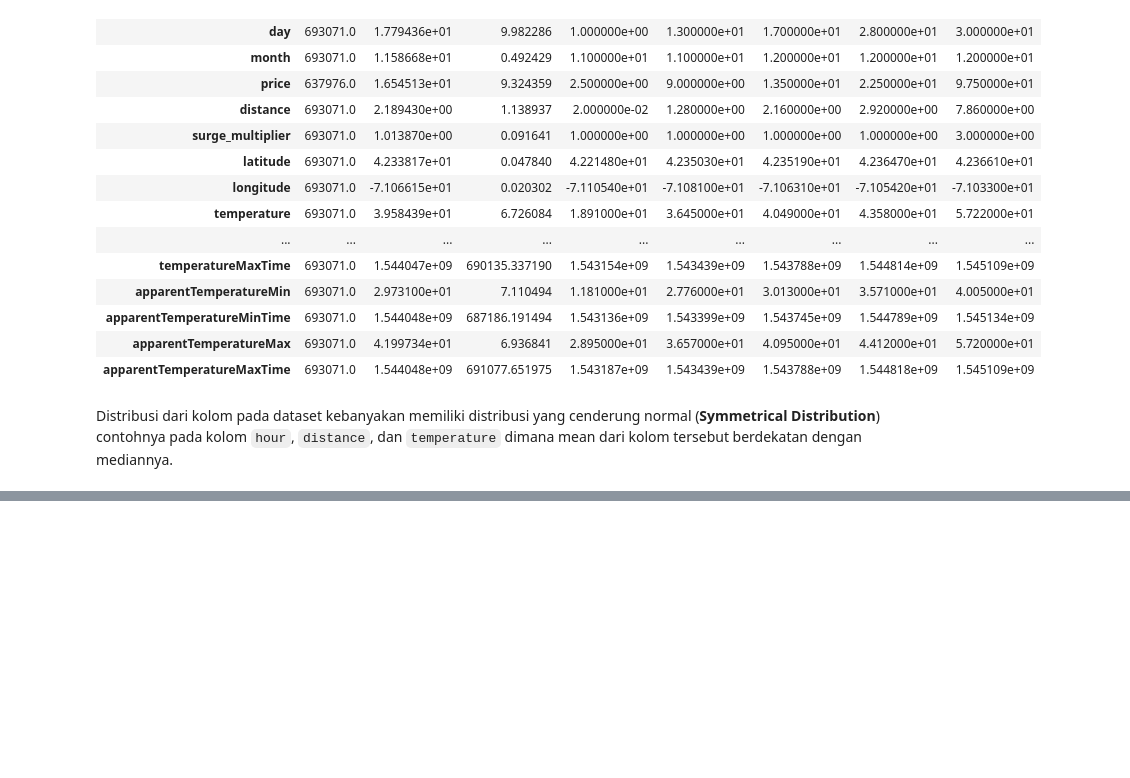
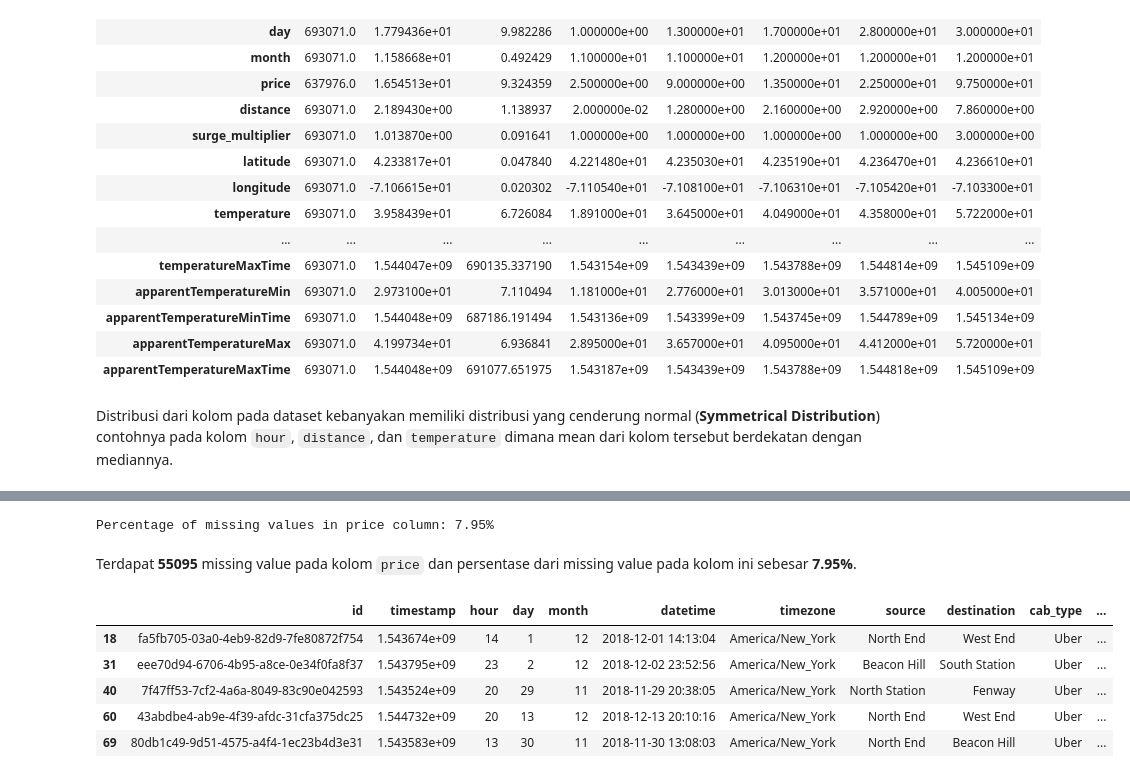
Before and after one commit to Penzragon/h8dsft_P1W1Reg, a Jupyter notebook: script.ipynb, the cells around one changed output, grey strips where cells are left out. Drawn from its saved outputs; the diff is of its cells as text; code cells hidden in the pictures; blank space fills up the shorter version.

```diff
--- a/script.ipynb
+++ b/script.ipynb
@@ -115,0 +142,15 @@ Distribusi dari kolom pada dataset kebanyakan memiliki distribusi yang cenderung
+# %%
+print(f'Percentage of missing values in price column: {(rides.price.isna().sum()/len(rides)*100):.2f}%')
+# %% [output]
+Percentage of missing values in price column: 7.95%
+# %% [markdown]
+Terdapat **55095** missing value pada kolom `price` dan persentase dari missing value pada kolom ini sebesar **7.95%**.
+# %%
+rides[rides.price.isna()].head()
+# %% [output]
+|  | id | timestamp | hour | day | month | datetime | timezone | source | destination | cab_type | ... |
+| 18 | fa5fb705-03a0-4eb9-82d9-7fe80872f754 | 1.543674e+09 | 14 | 1 | 12 | 2018-12-01 14:13:04 | America/New_York | North End | West End | Uber | ... |
+| 31 | eee70d94-6706-4b95-a8ce-0e34f0fa8f37 | 1.543795e+09 | 23 | 2 | 12 | 2018-12-02 23:52:56 | America/New_York | Beacon Hill | South Station | Uber | ... |
+| 40 | 7f47ff53-7cf2-4a6a-8049-83c90e042593 | 1.543524e+09 | 20 | 29 | 11 | 2018-11-29 20:38:05 | America/New_York | North Station | Fenway | Uber | ... |
+| 60 | 43abdbe4-ab9e-4f39-afdc-31cfa375dc25 | 1.544732e+09 | 20 | 13 | 12 | 2018-12-13 20:10:16 | America/New_York | North End | West End | Uber | ... |
+| 69 | 80db1c49-9d51-4575-a4f4-1ec23b4d3e31 | 1.543583e+09 | 13 | 30 | 11 | 2018-11-30 13:08:03 | America/New_York | North End | Beacon Hill | Uber | ... |
```
Also changed, not shown: parts of 12 cells of this notebook.
